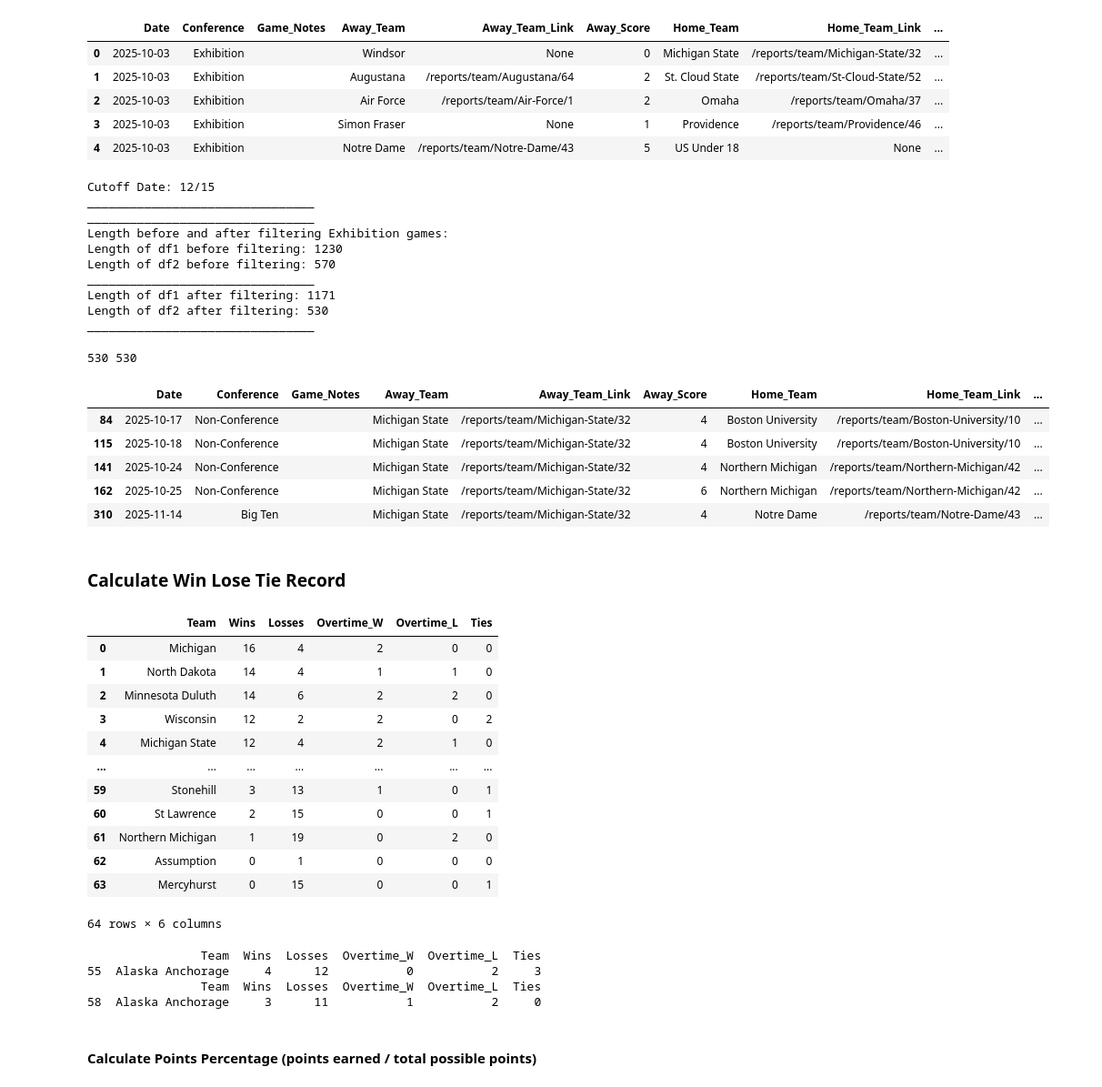
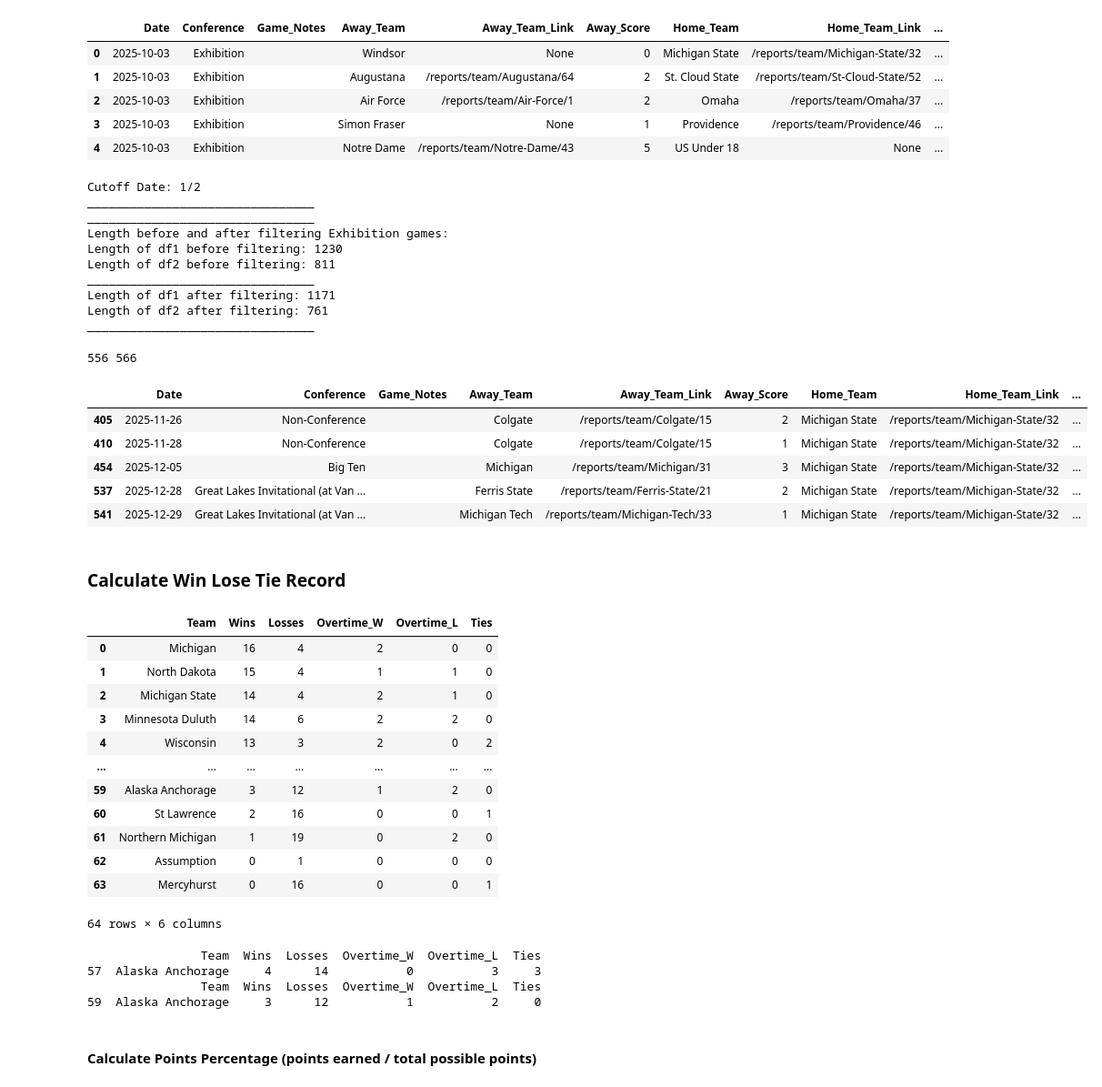
Before and after one commit to JSmith1826/college_hockey_2526, a Jupyter notebook: workbook/visualization_scripts/Point_percentage_year_over_year.ipynb, the cells around one changed output. Shown at 91% size. Drawn from its saved outputs; the diff is of its cells as text; code cells hidden in the pictures.

```diff
--- a/workbook/visualization_scripts/Point_percentage_year_over_year.ipynb
+++ b/workbook/visualization_scripts/Point_percentage_year_over_year.ipynb
@@ -246,8 +246,8 @@ df2.head()
 ### ORIGINAL CODE FOR 2024-25 to 2025-26 Year to Date Comparison
 
 ### Set the cutoff date (month, day)
-cutoff_month = 12
-cutoff_day = 15
+cutoff_month = 1
+cutoff_day = 2
 
 cutoff_str = f'{cutoff_month}/{cutoff_day}'
 
@@ -304,15 +304,15 @@ df2 = df2[~df2['Conference'].str.contains('Exhibition')]
 print(f'Length of df1 after filtering: {len(df1)}')
 print(f'Length of df2 after filtering: {len(df2)}\n________________________________')
 # %% [output]
-Cutoff Date: 12/15
+Cutoff Date: 1/2
 ________________________________
 ________________________________
 Length before and after filtering Exhibition games:
 Length of df1 before filtering: 1230
-Length of df2 before filtering: 570
+Length of df2 before filtering: 811
 ________________________________
 Length of df1 after filtering: 1171
-Length of df2 after filtering: 530
+Length of df2 after filtering: 761
 ________________________________
 # %%
 ## Make Sure Rensselaer is in both dataframes as either Home Team or Away Team
@@ -436,22 +436,24 @@ df1_cut, df2_cut = filter_two_seasons_through_month_day(df1, df2, month=cutoff_m
 print(len(df1_cut), len(df2_cut))
 # both are filtered from their own Aug 1 season start through Oct 30 of that same season
 # %% [output]
-530 530
+556 566
 # %%
 # Print the entry for the team 'Brown'
 df1_cut[df1_cut['Home_Team'] == 'Brown'].head()
 # df2_cut[df2_cut['Home_Team'] == 'Brown'].head()
 # df1_cut[df1_cut['Away_Team'] == 'Brown'].head()
 df2_cut[df2_cut['Away_Team'] == 'Brown'].head()
 
-df2_cut[df2_cut['Away_Team'] == 'Michigan State'].head()
+df2_cut[df2_cut['Away_Team'] == 'Michigan State'].tail()
+df1_cut[df1_cut['Home_Team'] == 'Michigan State'].tail()
+df2_cut[df2_cut['Home_Team'] == 'Michigan State'].tail()
 # %% [output]
 |  | Date | Conference | Game_Notes | Away_Team | Away_Team_Link | Away_Score | Home_Team | Home_Team_Link | ... |
-| 84 | 2025-10-17 | Non-Conference |  | Michigan State | /reports/team/Michigan-State/32 | 4 | Boston University | /reports/team/Boston-University/10 | ... |
-| 115 | 2025-10-18 | Non-Conference |  | Michigan State | /reports/team/Michigan-State/32 | 4 | Boston University | /reports/team/Boston-University/10 | ... |
-| 141 | 2025-10-24 | Non-Conference |  | Michigan State | /reports/team/Michigan-State/32 | 4 | Northern Michigan | /reports/team/Northern-Michigan/42 | ... |
-| 162 | 2025-10-25 | Non-Conference |  | Michigan State | /reports/team/Michigan-State/32 | 6 | Northern Michigan | /reports/team/Northern-Michigan/42 | ... |
-| 310 | 2025-11-14 | Big Ten |  | Michigan State | /reports/team/Michigan-State/32 | 4 | Notre Dame | /reports/team/Notre-Dame/43 | ... |
+| 405 | 2025-11-26 | Non-Conference |  | Colgate | /reports/team/Colgate/15 | 2 | Michigan State | /reports/team/Michigan-State/32 | ... |
+| 410 | 2025-11-28 | Non-Conference |  | Colgate | /reports/team/Colgate/15 | 1 | Michigan State | /reports/team/Michigan-State/32 | ... |
+| 454 | 2025-12-05 | Big Ten |  | Michigan | /reports/team/Michigan/31 | 3 | Michigan State | /reports/team/Michigan-State/32 | ... |
+| 537 | 2025-12-28 | Great Lakes Invitational (at Van ... |  | Ferris State | /reports/team/Ferris-State/21 | 2 | Michigan State | /reports/team/Michigan-State/32 | ... |
+| 541 | 2025-12-29 | Great Lakes Invitational (at Van ... |  | Michigan Tech | /reports/team/Michigan-Tech/33 | 1 | Michigan State | /reports/team/Michigan-State/32 | ... |
 # %% [markdown]
 ### Calculate Win Lose Tie Record
 # %%
@@ -543,16 +545,16 @@ year_two_records
 # %% [output]
 |  | Team | Wins | Losses | Overtime_W | Overtime_L | Ties |
 | 0 | Michigan | 16 | 4 | 2 | 0 | 0 |
-| 1 | North Dakota | 14 | 4 | 1 | 1 | 0 |
-| 2 | Minnesota Duluth | 14 | 6 | 2 | 2 | 0 |
-| 3 | Wisconsin | 12 | 2 | 2 | 0 | 2 |
-| 4 | Michigan State | 12 | 4 | 2 | 1 | 0 |
+| 1 | North Dakota | 15 | 4 | 1 | 1 | 0 |
+| 2 | Michigan State | 14 | 4 | 2 | 1 | 0 |
+| 3 | Minnesota Duluth | 14 | 6 | 2 | 2 | 0 |
+| 4 | Wisconsin | 13 | 3 | 2 | 0 | 2 |
 | ... | ... | ... | ... | ... | ... | ... |
-| 59 | Stonehill | 3 | 13 | 1 | 0 | 1 |
-| 60 | St Lawrence | 2 | 15 | 0 | 0 | 1 |
+| 59 | Alaska Anchorage | 3 | 12 | 1 | 2 | 0 |
+| 60 | St Lawrence | 2 | 16 | 0 | 0 | 1 |
 | 61 | Northern Michigan | 1 | 19 | 0 | 2 | 0 |
 | 62 | Assumption | 0 | 1 | 0 | 0 | 0 |
-| 63 | Mercyhurst | 0 | 15 | 0 | 0 | 1 |
+| 63 | Mercyhurst | 0 | 16 | 0 | 0 | 1 |
 64 rows × 6 columns
 # %%
 # Look for Rensselaer in both dataframes
@@ -560,9 +562,9 @@ print(year_one_records[year_one_records['Team'] == 'Alaska Anchorage'])
 print(year_two_records[year_two_records['Team'] == 'Alaska Anchorage'])
 # %% [output]
                 Team  Wins  Losses  Overtime_W  Overtime_L  Ties
-55  Alaska Anchorage     4      12           0           2     3
+57  Alaska Anchorage     4      14           0           3     3
                 Team  Wins  Losses  Overtime_W  Overtime_L  Ties
-58  Alaska Anchorage     3      11           1           2     0
+59  Alaska Anchorage     3      12           1           2     0
 # %% [markdown]
 #### Calculate Points Percentage (points earned / total possible points)
 # %%
```
Also changed, not shown: parts of 6 cells of this notebook, 7 other files.
